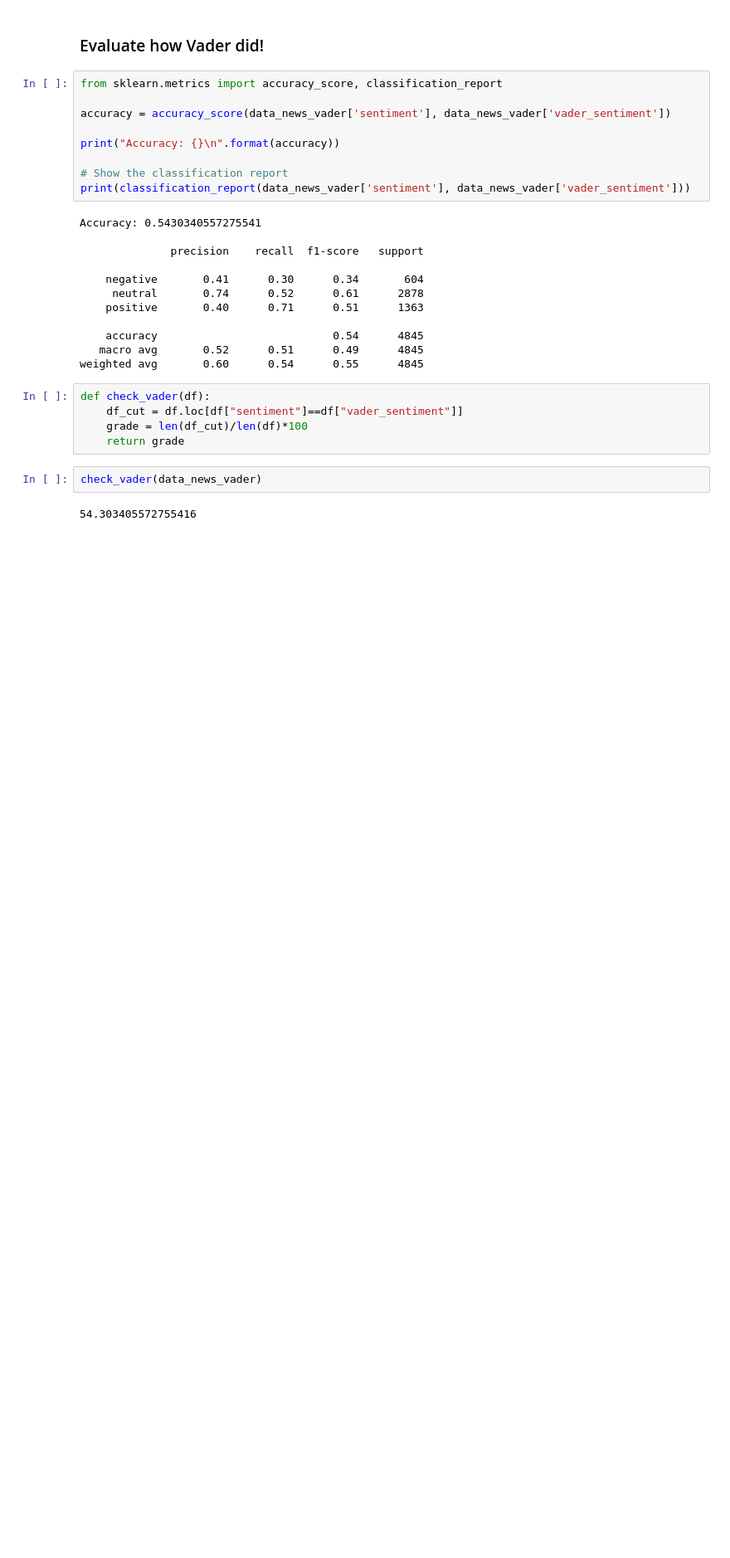
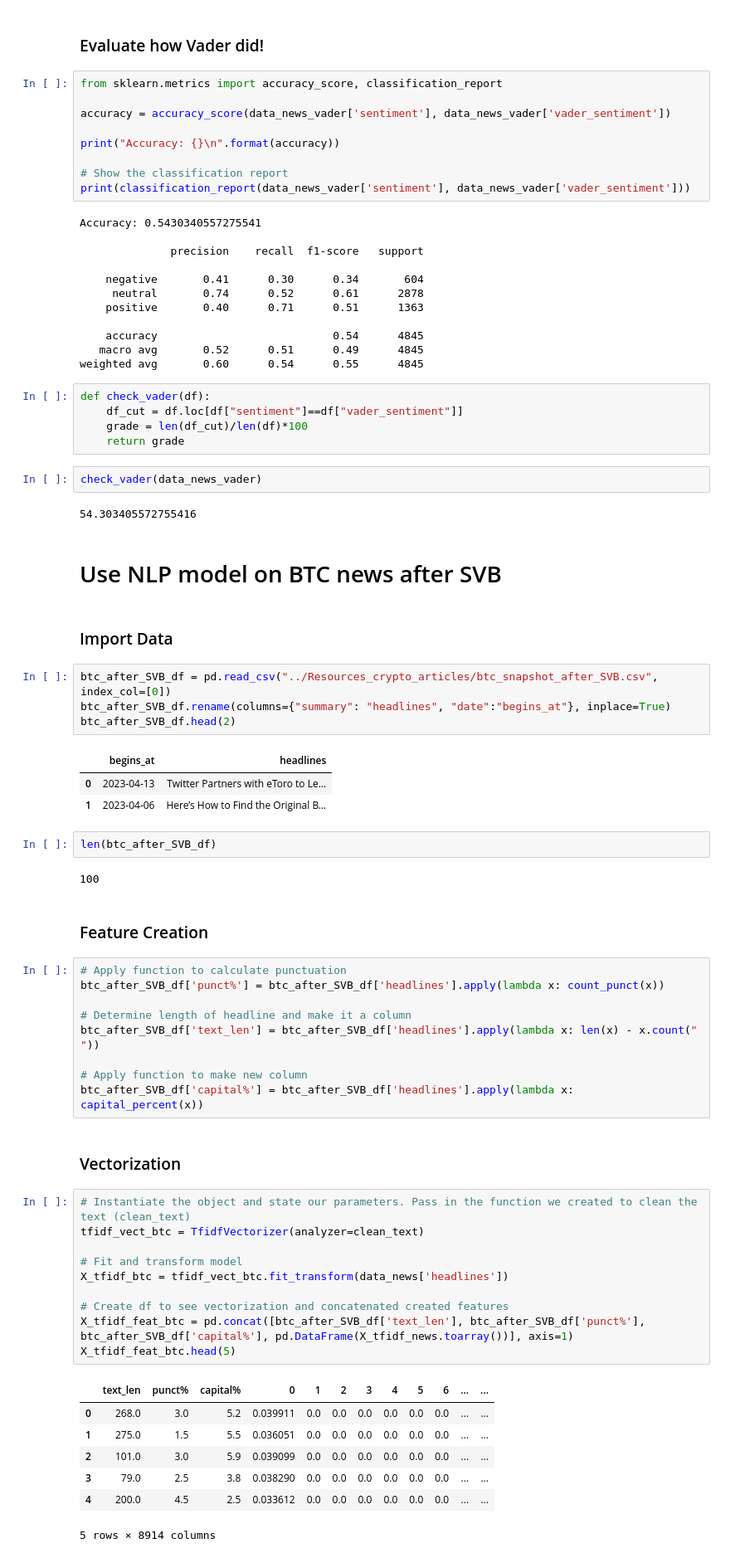
Before and after one commit to zarbin/UTA_Project-4, a Jupyter notebook: sandbox/JennS/NLP_ShulyakEdition/NLP_financial_news.ipynb, the cells around one changed output. Shown at 83% size. Cells and saved outputs as stored; diff of their text form; blank space fills up the shorter version.

```diff
--- a/sandbox/JennS/NLP_ShulyakEdition/NLP_financial_news.ipynb
+++ b/sandbox/JennS/NLP_ShulyakEdition/NLP_financial_news.ipynb
@@ -295,3 +295,50 @@ def check_vader(df):
 check_vader(data_news_vader)
 # %% [output]
 54.303405572755416
+# %% [markdown]
+# Use NLP model on BTC news after SVB
+# %% [markdown]
+### Import Data
+# %%
+btc_after_SVB_df = pd.read_csv("../Resources_crypto_articles/btc_snapshot_after_SVB.csv", index_col=[0])
+btc_after_SVB_df.rename(columns={"summary": "headlines", "date":"begins_at"}, inplace=True)
+btc_after_SVB_df.head(2)
+# %% [output]
+|  | begins_at | headlines |
+| 0 | 2023-04-13 | Twitter Partners with eToro to Le... |
+| 1 | 2023-04-06 | Here’s How to Find the Original B... |
+# %%
+len(btc_after_SVB_df)
+# %% [output]
+100
+# %% [markdown]
+### Feature Creation
+# %%
+# Apply function to calculate punctuation
+btc_after_SVB_df['punct%'] = btc_after_SVB_df['headlines'].apply(lambda x: count_punct(x))
+
+# Determine length of headline and make it a column
+btc_after_SVB_df['text_len'] = btc_after_SVB_df['headlines'].apply(lambda x: len(x) - x.count(" "))
+
+# Apply function to make new column
+btc_after_SVB_df['capital%'] = btc_after_SVB_df['headlines'].apply(lambda x: capital_percent(x))
+# %% [markdown]
+### Vectorization
+# %%
+# Instantiate the object and state our parameters. Pass in the function we created to clean the text (clean_text)
+tfidf_vect_btc = TfidfVectorizer(analyzer=clean_text)
+
+# Fit and transform model
+X_tfidf_btc = tfidf_vect_btc.fit_transform(data_news['headlines'])
+
+# Create df to see vectorization and concatenated created features
+X_tfidf_feat_btc = pd.concat([btc_after_SVB_df['text_len'], btc_after_SVB_df['punct%'], btc_after_SVB_df['capital%'], pd.DataFrame(X_tfidf_news.toarray())], axis=1)
+X_tfidf_feat_btc.head(5)
+# %% [output]
+|  | text_len | punct% | capital% | 0 | 1 | 2 | 3 | 4 | 5 | 6 | ... | ... |
+| 0 | 268.0 | 3.0 | 5.2 | 0.039911 | 0.0 | 0.0 | 0.0 | 0.0 | 0.0 | 0.0 | ... | ... |
+| 1 | 275.0 | 1.5 | 5.5 | 0.036051 | 0.0 | 0.0 | 0.0 | 0.0 | 0.0 | 0.0 | ... | ... |
+| 2 | 101.0 | 3.0 | 5.9 | 0.039099 | 0.0 | 0.0 | 0.0 | 0.0 | 0.0 | 0.0 | ... | ... |
+| 3 | 79.0 | 2.5 | 3.8 | 0.038290 | 0.0 | 0.0 | 0.0 | 0.0 | 0.0 | 0.0 | ... | ... |
+| 4 | 200.0 | 4.5 | 2.5 | 0.033612 | 0.0 | 0.0 | 0.0 | 0.0 | 0.0 | 0.0 | ... | ... |
+5 rows × 8914 columns
```
Also changed, not shown: parts of 2 cells of this notebook.
